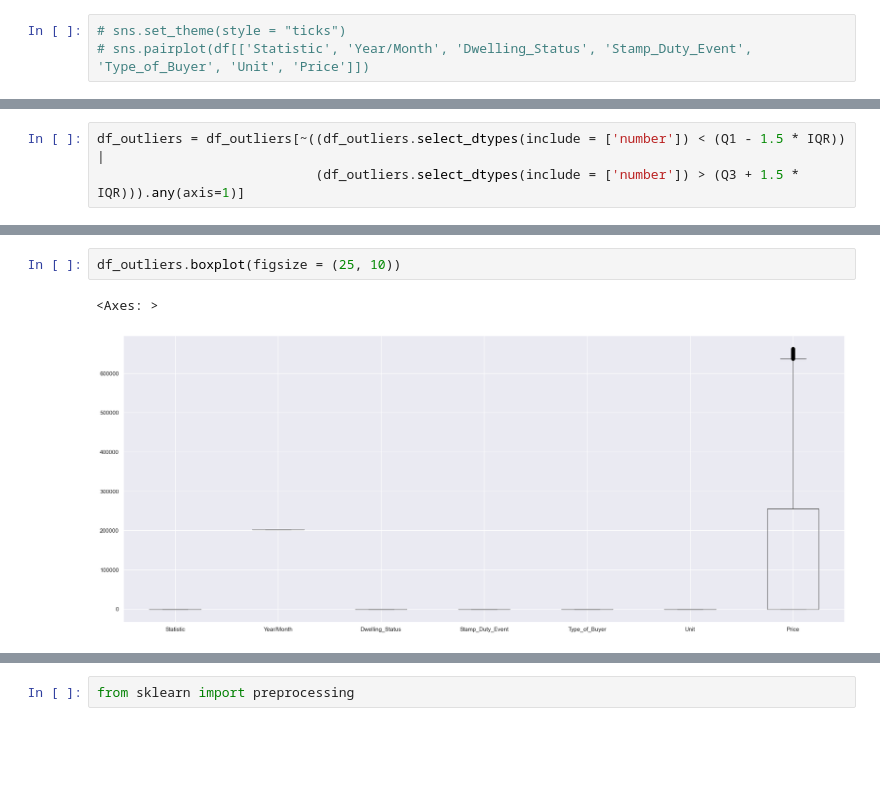
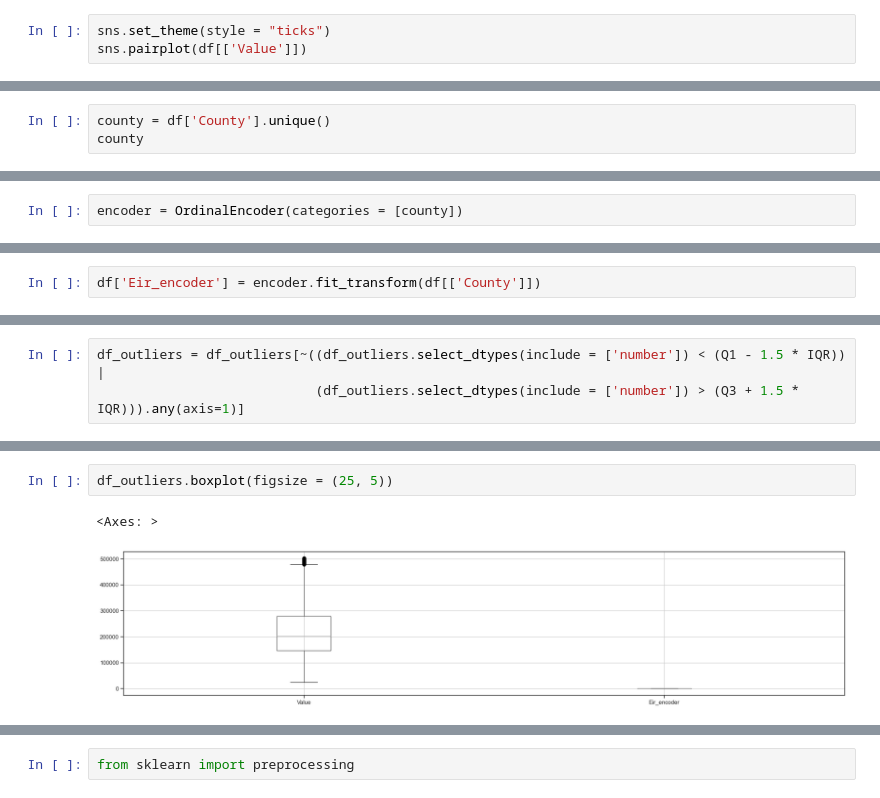
Before and after one commit to CristhianMacedo2024104/Machine-Learning, a Jupyter notebook: CristhianMacedo_MLearningHDip_CA1.ipynb, the cells around one changed output, grey strips where cells are left out. Drawn from its saved outputs; the diff is of its cells as text; blank space fills up the shorter version.

```diff
--- a/CristhianMacedo_MLearningHDip_CA1.ipynb
+++ b/CristhianMacedo_MLearningHDip_CA1.ipynb
@@ -364,4 +298,4 @@ Index(['Statistic', 'Year/Month', 'Month', 'Dwelling_Status', 'Eircode',
       dtype='object')
 # %%
-# sns.set_theme(style = "ticks")
-# sns.pairplot(df[['Statistic', 'Year/Month', 'Dwelling_Status', 'Stamp_Duty_Event', 'Type_of_Buyer', 'Unit', 'Price']])
+sns.set_theme(style = "ticks")
+sns.pairplot(df[['Value']])
@@ -430,0 +396,3 @@ plt.show()
+# %%
+county = df['County'].unique()
+county
@@ -430,0 +435,2 @@ plt.show()
+# %%
+encoder = OrdinalEncoder(categories = [county])
@@ -430,0 +439,2 @@ plt.show()
+# %%
+df['Eir_encoder'] = encoder.fit_transform(df[['County']])
@@ -444,8 +529,8 @@ df.shape, df_outliers.shape
 # %%
-df_outliers.boxplot(figsize = (25, 10))
+df_outliers.boxplot(figsize = (25, 5))
 # %% [output]
 <Axes: >
-[figure, old version]
+[figure, new version]
 # %%
 df_outliers.head(2)
 # %% [output]
```
Also changed, not shown: parts of 142 cells of this notebook, 2 other files.
